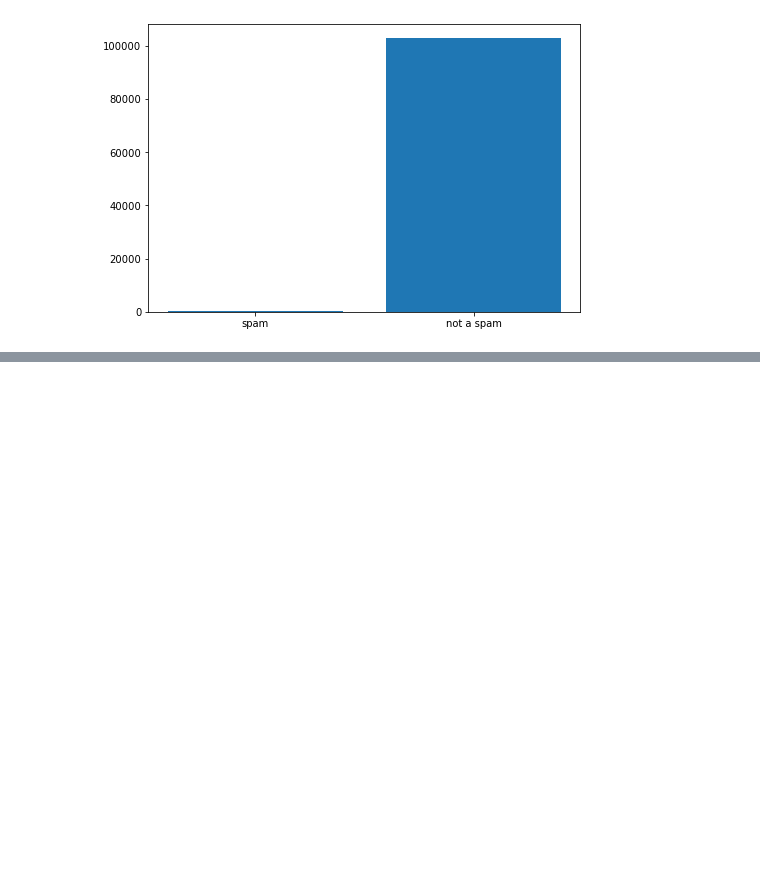
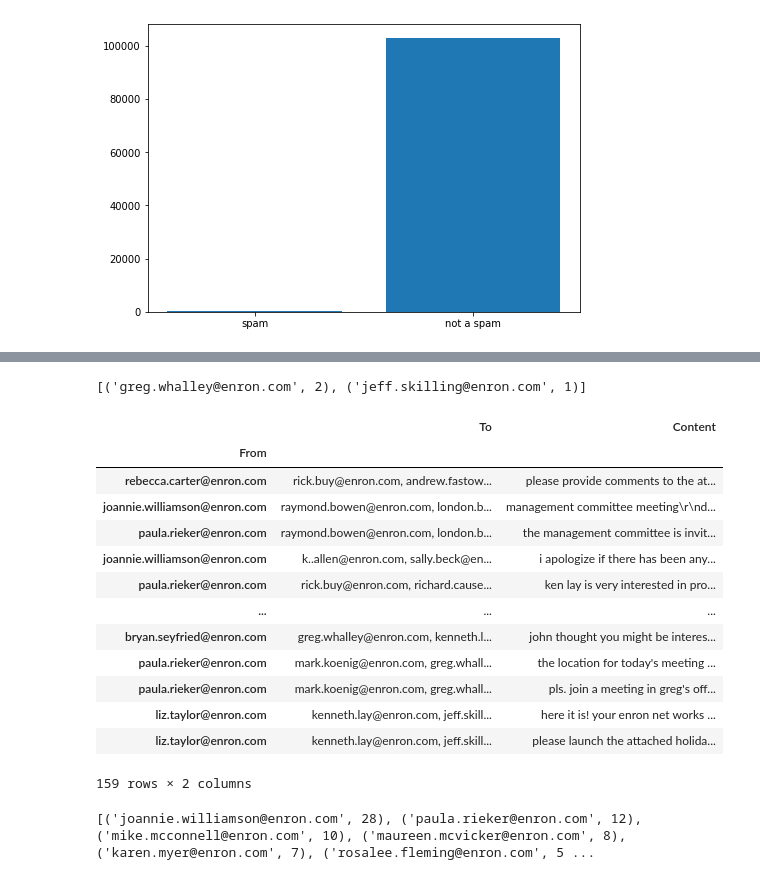
Before and after one commit to Aayu231/Intent-Analysis_on_the_Enron-Dataset, a Jupyter notebook: code.ipynb, the cells around one changed output, grey strips where cells are left out. Cells and saved outputs as stored; diff of their text form; code cells hidden in the pictures; blank space fills up the shorter version.

```diff
--- a/code.ipynb
+++ b/code.ipynb
@@ -150,0 +176,38 @@ plt.show()
+# %%
+maximum_interaction_sent = []
+for row in emails_from_andrew.iterrows():
+    maximum_interaction_sent.append(row[0])
+maximum_interaction_sent = tuple(maximum_interaction_sent)
+counts_sent_to = Counter(maximum_interaction_sent)
+print(counts_sent_to.most_common(5))
+# %% [output]
+[('greg.whalley@enron.com', 2), ('jeff.skilling@enron.com', 1)]
+# %%
+emails_to_andrew = pd.read_csv('./dataset/andrew_recieved.csv')
+pd.DataFrame.reset_index(emails_to_andrew)
+emails_to_andrew.set_index('From', inplace=True)
+emails_to_andrew
+# %% [output]
+|  | To | Content |
+| From |  |  |
+| rebecca.carter@enron.com | rick.buy@enron.com, andrew.fastow... | please provide comments to the at... |
+| joannie.williamson@enron.com | raymond.bowen@enron.com, london.b... | management committee meeting\r\nd... |
+| paula.rieker@enron.com | raymond.bowen@enron.com, london.b... | the management committee is invit... |
+| joannie.williamson@enron.com | k..allen@enron.com, sally.beck@en... | i apologize if there has been any... |
+| paula.rieker@enron.com | rick.buy@enron.com, richard.cause... | ken lay is very interested in pro... |
+| ... | ... | ... |
+| bryan.seyfried@enron.com | greg.whalley@enron.com, kenneth.l... | john thought you might be interes... |
+| paula.rieker@enron.com | mark.koenig@enron.com, greg.whall... | the location for today's meeting ... |
+| paula.rieker@enron.com | mark.koenig@enron.com, greg.whall... | pls. join a meeting in greg's off... |
+| liz.taylor@enron.com | kenneth.lay@enron.com, jeff.skill... | here it is! your enron net works ... |
+| liz.taylor@enron.com | kenneth.lay@enron.com, jeff.skill... | please launch the attached holida... |
+159 rows × 2 columns
+# %%
+maximum_interaction_recieved = []
+for row in emails_to_andrew.iterrows():
+    maximum_interaction_recieved.append(row[0])
+maximum_interaction_recieved = tuple(maximum_interaction_recieved)
+counts_got_from = Counter(maximum_interaction_recieved)
+print(counts_got_from.most_common(10))
+# %% [output]
+[('joannie.williamson@enron.com', 28), ('paula.rieker@enron.com', 12), ('mike.mcconnell@enron.com', 10), ('maureen.mcvicker@enron.com', 8), ('karen.myer@enron.com', 7), ('rosalee.fleming@enron.com', 5 ...
```
Also changed, not shown: parts of 15 cells of this notebook.
